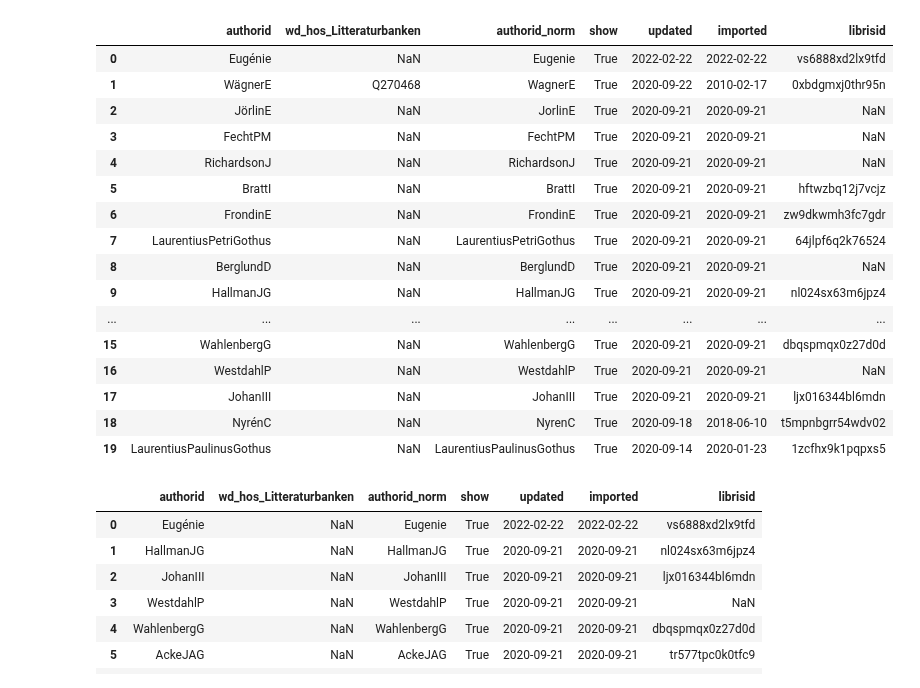
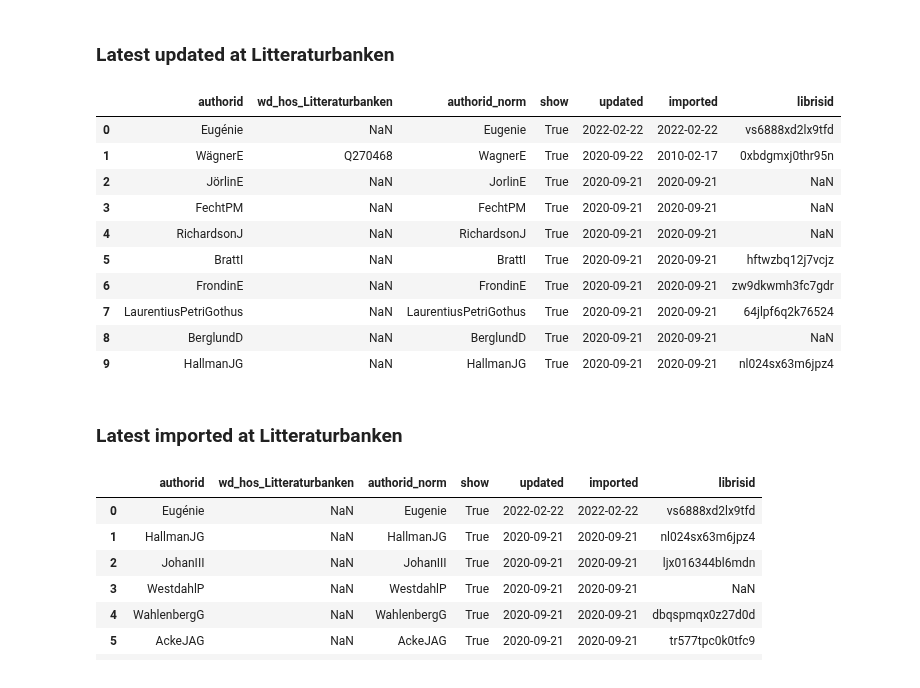
Before and after one commit to salgo60/open-data-examples, a Jupyter notebook: Litteraturbanken Author.ipynb, the cells around one changed output. Saved outputs shown, nothing was run; the diff lists cells and outputs as text; code cells hidden in the pictures.

```diff
--- a/Litteraturbanken Author.ipynb
+++ b/Litteraturbanken Author.ipynb
@@ -165,25 +150,23 @@ LitteraturbankenTotShow
+# %% [markdown]
+### Latest updated at Litteraturbanken
 # %%
 # latest updated
 LitteraturbankenTotShow = LitteraturbankenTotShow.sort_values(by=['updated'], ascending=[False])
 LitteraturbankenTotShow = LitteraturbankenTotShow.reset_index(drop=True)
 
-LitteraturbankenTotShow[:20]
+LitteraturbankenTotShow[:10]
 # %% [output]
 |  | authorid | wd_hos_Litteraturbanken | authorid_norm | show | updated | imported | librisid |
 | 0 | Eugénie | NaN | Eugenie | True | 2022-02-22 | 2022-02-22 | vs6888xd2lx9tfd |
 | 1 | WägnerE | Q270468 | WagnerE | True | 2020-09-22 | 2010-02-17 | 0xbdgmxj0thr95n |
 | 2 | JörlinE | NaN | JorlinE | True | 2020-09-21 | 2020-09-21 | NaN |
 | 3 | FechtPM | NaN | FechtPM | True | 2020-09-21 | 2020-09-21 | NaN |
 | 4 | RichardsonJ | NaN | RichardsonJ | True | 2020-09-21 | 2020-09-21 | NaN |
 | 5 | BrattI | NaN | BrattI | True | 2020-09-21 | 2020-09-21 | hftwzbq12j7vcjz |
 | 6 | FrondinE | NaN | FrondinE | True | 2020-09-21 | 2020-09-21 | zw9dkwmh3fc7gdr |
 | 7 | LaurentiusPetriGothus | NaN | LaurentiusPetriGothus | True | 2020-09-21 | 2020-09-21 | 64jlpf6q2k76524 |
 | 8 | BerglundD | NaN | BerglundD | True | 2020-09-21 | 2020-09-21 | NaN |
 | 9 | HallmanJG | NaN | HallmanJG | True | 2020-09-21 | 2020-09-21 | nl024sx63m6jpz4 |
-| ... | ... | ... | ... | ... | ... | ... | ... |
-| 15 | WahlenbergG | NaN | WahlenbergG | True | 2020-09-21 | 2020-09-21 | dbqspmqx0z27d0d |
-| 16 | WestdahlP | NaN | WestdahlP | True | 2020-09-21 | 2020-09-21 | NaN |
-| 17 | JohanIII | NaN | JohanIII | True | 2020-09-21 | 2020-09-21 | ljx016344bl6mdn |
-| 18 | NyrénC | NaN | NyrenC | True | 2020-09-18 | 2018-06-10 | t5mpnbgrr54wdv02 |
-| 19 | LaurentiusPaulinusGothus | NaN | LaurentiusPaulinusGothus | True | 2020-09-14 | 2020-01-23 | 1zcfhx9k1pqpxs5 |
+# %% [markdown]
+### Latest imported at Litteraturbanken
 # %%
```
Also changed, not shown: parts of 45 cells of this notebook, 6 other files.
